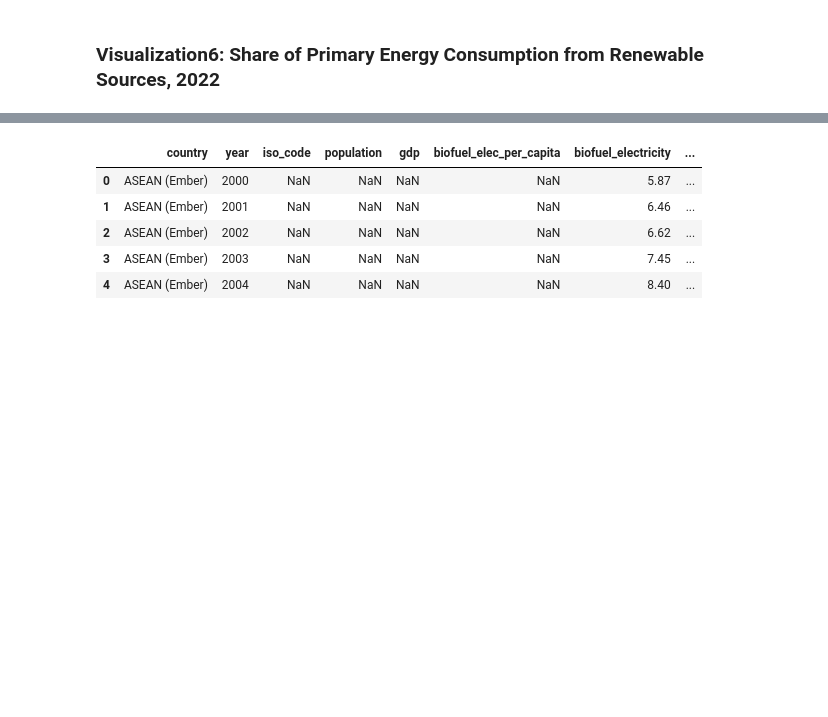
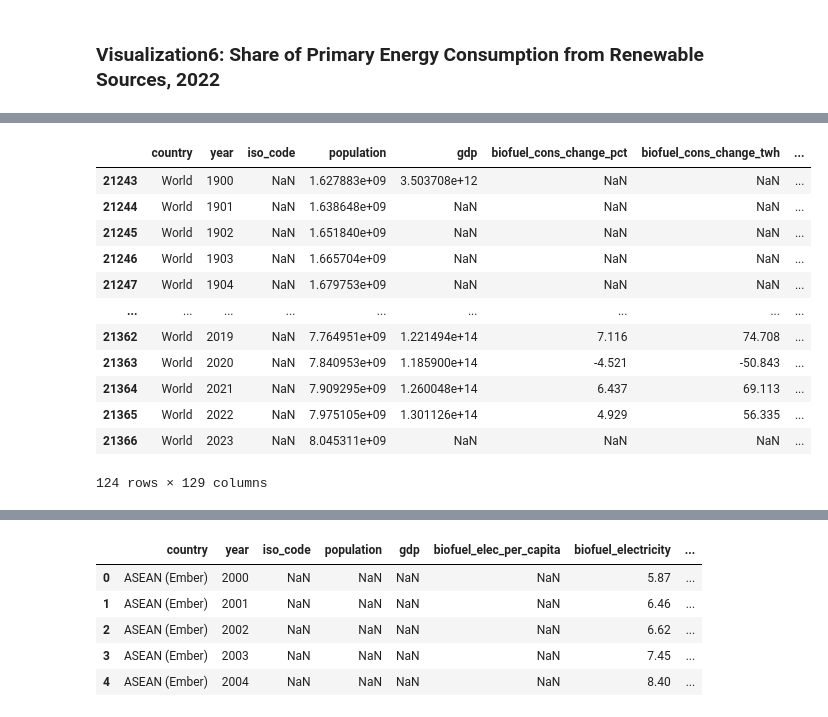
Before and after one commit to sinhasagar507/Analysis-of-Global-Renewable-Energy-Trends, a Jupyter notebook: notebooks/1.0_sinhasagar507_energyconsume.ipynb, the cells around one changed output, grey strips where cells are left out. Drawn from its saved outputs; the diff is of its cells as text; code cells hidden in the pictures; blank space fills up the shorter version.

```diff
--- a/notebooks/1.0_sinhasagar507_energyconsume.ipynb
+++ b/notebooks/1.0_sinhasagar507_energyconsume.ipynb
@@ -554,7 +519,3 @@ fig.update_layout(
 )
 
 fig.show()
-# %%
-# Keeping all columns which have atleast 20% of the data
-threshold = len(main_data) * 0.2
-main_data = main_data.dropna(thresh=threshold, axis=1)
@@ -560,0 +776,17 @@ main_data = main_data.dropna(thresh=threshold, axis=1)
+# %%
+world_data = main_data[main_data["country"] == "World"]
+world_data
+# %% [output]
+|  | country | year | iso_code | population | gdp | biofuel_cons_change_pct | biofuel_cons_change_twh | ... |
+| 21243 | World | 1900 | NaN | 1.627883e+09 | 3.503708e+12 | NaN | NaN | ... |
+| 21244 | World | 1901 | NaN | 1.638648e+09 | NaN | NaN | NaN | ... |
+| 21245 | World | 1902 | NaN | 1.651840e+09 | NaN | NaN | NaN | ... |
+| 21246 | World | 1903 | NaN | 1.665704e+09 | NaN | NaN | NaN | ... |
+| 21247 | World | 1904 | NaN | 1.679753e+09 | NaN | NaN | NaN | ... |
+| ... | ... | ... | ... | ... | ... | ... | ... | ... |
+| 21362 | World | 2019 | NaN | 7.764951e+09 | 1.221494e+14 | 7.116 | 74.708 | ... |
+| 21363 | World | 2020 | NaN | 7.840953e+09 | 1.185900e+14 | -4.521 | -50.843 | ... |
+| 21364 | World | 2021 | NaN | 7.909295e+09 | 1.260048e+14 | 6.437 | 69.113 | ... |
+| 21365 | World | 2022 | NaN | 7.975105e+09 | 1.301126e+14 | 4.929 | 56.335 | ... |
+| 21366 | World | 2023 | NaN | 8.045311e+09 | NaN | NaN | NaN | ... |
+124 rows × 129 columns
```
Also changed, not shown: parts of 25 cells of this notebook, 1 other file.
